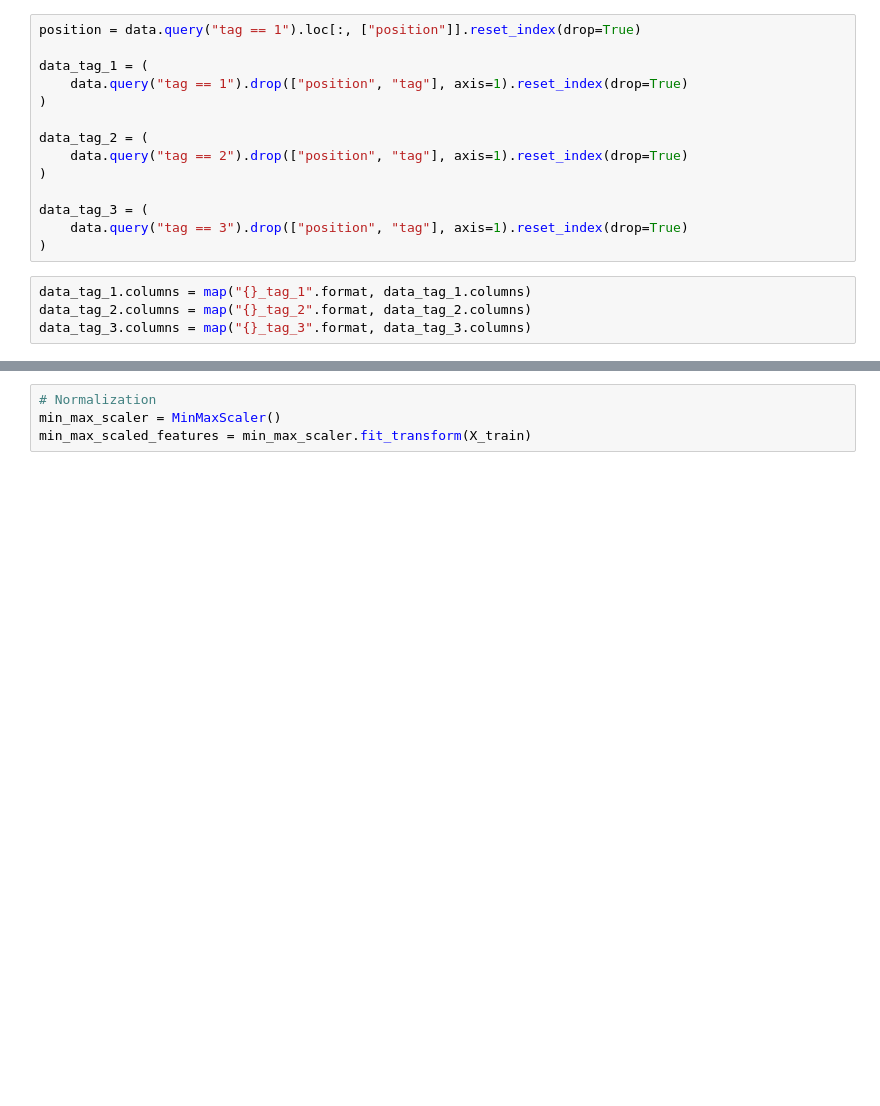
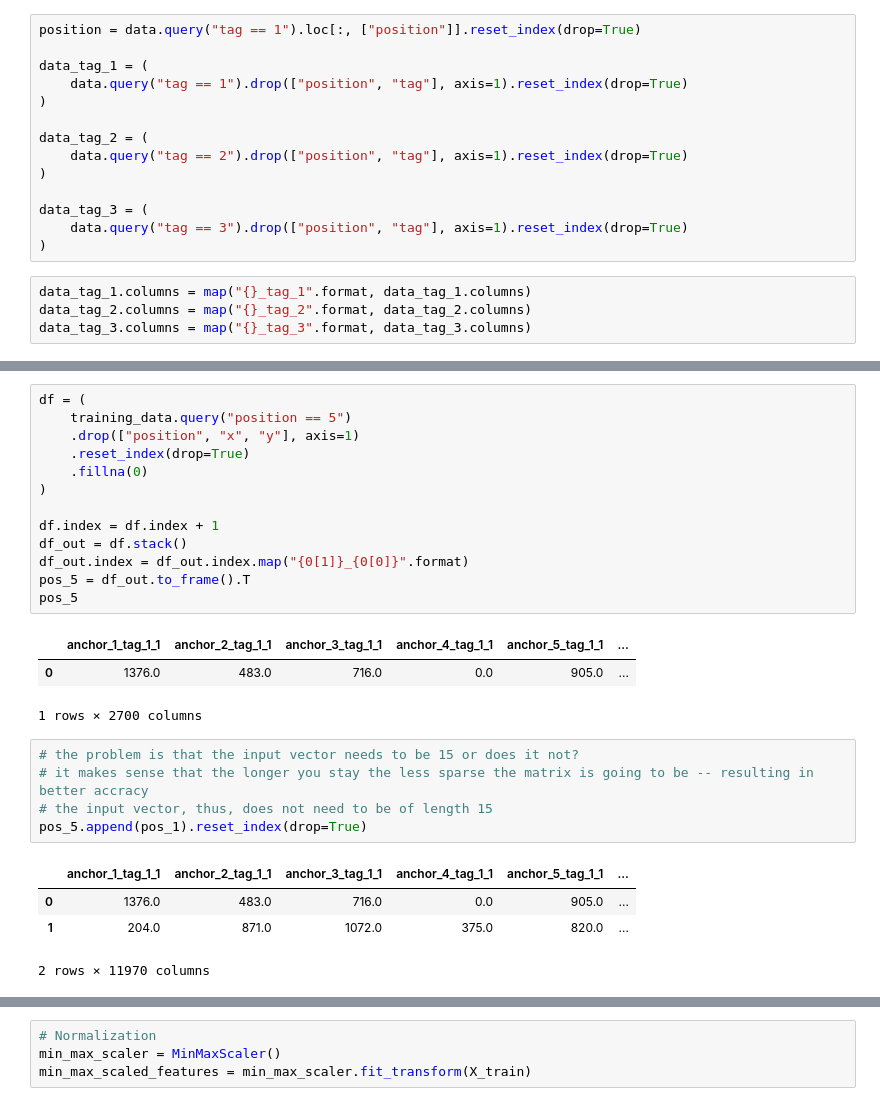
Before and after one commit to shariqak14/indoor_localization, a Jupyter notebook: indoor_localization.ipynb, the cells around one changed output, grey strips where cells are left out. Cells and saved outputs as stored; diff of their text form; blank space fills up the shorter version.

```diff
--- a/indoor_localization.ipynb
+++ b/indoor_localization.ipynb
@@ -164,0 +367,27 @@ plt.show()
+# %%
+df = (
+    training_data.query("position == 5")
+    .drop(["position", "x", "y"], axis=1)
+    .reset_index(drop=True)
+    .fillna(0)
+)
+
+df.index = df.index + 1
+df_out = df.stack()
+df_out.index = df_out.index.map("{0[1]}_{0[0]}".format)
+pos_5 = df_out.to_frame().T
+pos_5
+# %% [output]
+|  | anchor_1_tag_1_1 | anchor_2_tag_1_1 | anchor_3_tag_1_1 | anchor_4_tag_1_1 | anchor_5_tag_1_1 | ... |
+| 0 | 1376.0 | 483.0 | 716.0 | 0.0 | 905.0 | ... |
+1 rows × 2700 columns
+# %%
+# the problem is that the input vector needs to be 15 or does it not?
+# it makes sense that the longer you stay the less sparse the matrix is going to be -- resulting in better accracy
+# the input vector, thus, does not need to be of length 15
+pos_5.append(pos_1).reset_index(drop=True)
+# %% [output]
+|  | anchor_1_tag_1_1 | anchor_2_tag_1_1 | anchor_3_tag_1_1 | anchor_4_tag_1_1 | anchor_5_tag_1_1 | ... |
+| 0 | 1376.0 | 483.0 | 716.0 | 0.0 | 905.0 | ... |
+| 1 | 204.0 | 871.0 | 1072.0 | 375.0 | 820.0 | ... |
+2 rows × 11970 columns
```
Also changed, not shown: parts of 46 cells of this notebook, 3 other files.
